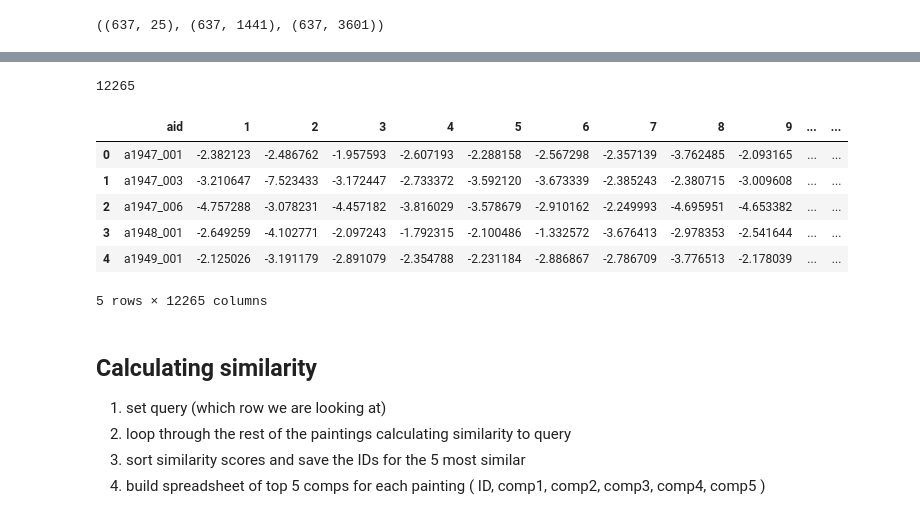
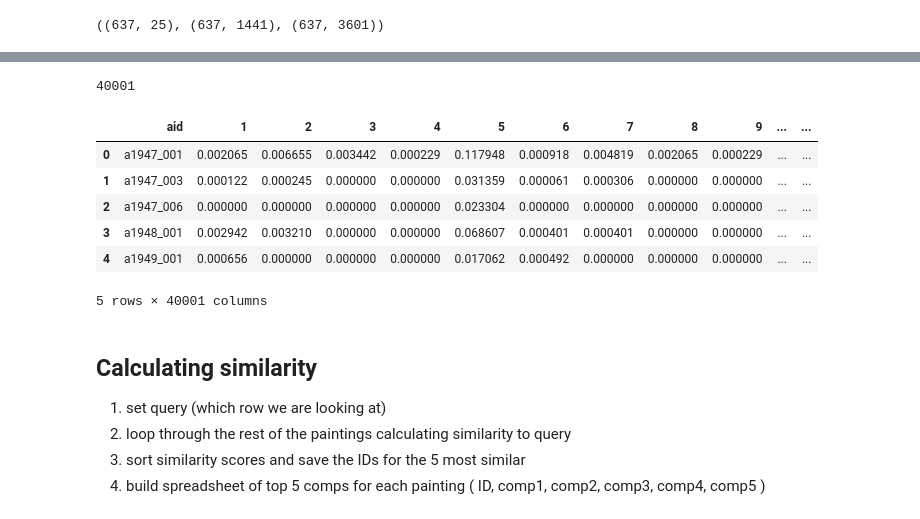
Before and after one commit to AndrewMarksArt/Content_Based_Image_Retrieval_System, a Jupyter notebook: src/Notebooks/ColorTextureShapeSimilarity.ipynb, the cells around one changed output, grey strips where cells are left out. Drawn from its saved outputs; the diff is of its cells as text; code cells hidden in the pictures.

```diff
--- a/src/Notebooks/ColorTextureShapeSimilarity.ipynb
+++ b/src/Notebooks/ColorTextureShapeSimilarity.ipynb
@@ -26,7 +30,9 @@ shape_df.head()
 # %%
-color_df = pd.read_csv(path_to_csv+'image_features.csv', header=None)
+color_df = pd.read_csv(path_to_csv+'color_40_40_5.csv', header=None)
 cols = color_df.columns.tolist()
 cols[0] = 'aid'
 color_df.columns = cols
-color_df.head()
+# color_df.iloc[:,1:] = color_df.iloc[:,1:].apply(lambda x: (x-x.min()) / (x.max()-x.min()), axis=0)
+# color_df.fillna(0, inplace=True)
+color_df.describe()
 # %% [output]
@@ -42,5 +53,6 @@ texture_df = pd.read_csv(path_to_csv+'texture_description_vectors.csv', header=N
 cols = texture_df.columns.tolist()
 cols[0] = 'aid'
 texture_df.columns = cols
-texture_df.head()
+texture_df.iloc[:,1:] = texture_df.iloc[:,1:].apply(lambda x: (x-x.min()) / (x.max()-x.min()), axis=0)
+texture_df.describe()
 # %% [output]
@@ -71,0 +73,12 @@ weighted_merged.head()
+# %%
+temp = []
+temp.append(shape_df)
+for i in range(200):
+    temp_df = shape_df.iloc[:, 1:]
+    temp.append(temp_df)
+
+temp_shape = pd.concat(temp, axis=1)
+shape_color_merg = pd.merge(temp_shape, color_df, on='aid')
+even_weight_merg = pd.merge(shape_color_merg, color_df, on='aid')
+full_vector = pd.merge(even_weight_merg, texture_df, on='aid')
+full_vector.head()
@@ -76,19 +97,19 @@ weighted_merged.shape[1]
 # %%
-cols = ['aid'] + [i for i in range(1, weighted_merged.shape[1])]
+cols = ['aid'] + [i for i in range(1, full_vector.shape[1])]
 len(cols)
 # %% [output]
-12265
+40001
 # %%
-weighted_merged.columns = cols
-weighted_merged.head()
+full_vector.columns = cols
+full_vector.head()
 # %% [output]
 |  | aid | 1 | 2 | 3 | 4 | 5 | 6 | 7 | 8 | 9 | ... | ... |
-| 0 | a1947_001 | -2.382123 | -2.486762 | -1.957593 | -2.607193 | -2.288158 | -2.567298 | -2.357139 | -3.762485 | -2.093165 | ... | ... |
-| 1 | a1947_003 | -3.210647 | -7.523433 | -3.172447 | -2.733372 | -3.592120 | -3.673339 | -2.385243 | -2.380715 | -3.009608 | ... | ... |
-| 2 | a1947_006 | -4.757288 | -3.078231 | -4.457182 | -3.816029 | -3.578679 | -2.910162 | -2.249993 | -4.695951 | -4.653382 | ... | ... |
-| 3 | a1948_001 | -2.649259 | -4.102771 | -2.097243 | -1.792315 | -2.100486 | -1.332572 | -3.676413 | -2.978353 | -2.541644 | ... | ... |
-| 4 | a1949_001 | -2.125026 | -3.191179 | -2.891079 | -2.354788 | -2.231184 | -2.886867 | -2.786709 | -3.776513 | -2.178039 | ... | ... |
+| 0 | a1947_001 | 0.002065 | 0.006655 | 0.003442 | 0.000229 | 0.117948 | 0.000918 | 0.004819 | 0.002065 | 0.000229 | ... | ... |
+| 1 | a1947_003 | 0.000122 | 0.000245 | 0.000000 | 0.000000 | 0.031359 | 0.000061 | 0.000306 | 0.000000 | 0.000000 | ... | ... |
+| 2 | a1947_006 | 0.000000 | 0.000000 | 0.000000 | 0.000000 | 0.023304 | 0.000000 | 0.000000 | 0.000000 | 0.000000 | ... | ... |
+| 3 | a1948_001 | 0.002942 | 0.003210 | 0.000000 | 0.000000 | 0.068607 | 0.000401 | 0.000401 | 0.000000 | 0.000000 | ... | ... |
+| 4 | a1949_001 | 0.000656 | 0.000000 | 0.000000 | 0.000000 | 0.017062 | 0.000492 | 0.000000 | 0.000000 | 0.000000 | ... | ... |
-5 rows × 12265 columns
+5 rows × 40001 columns
 # %%
 class SimilarityRanking:
     def __init__(self, indexPath):
```
Also changed, not shown: parts of 18 cells of this notebook, 3 other files.
